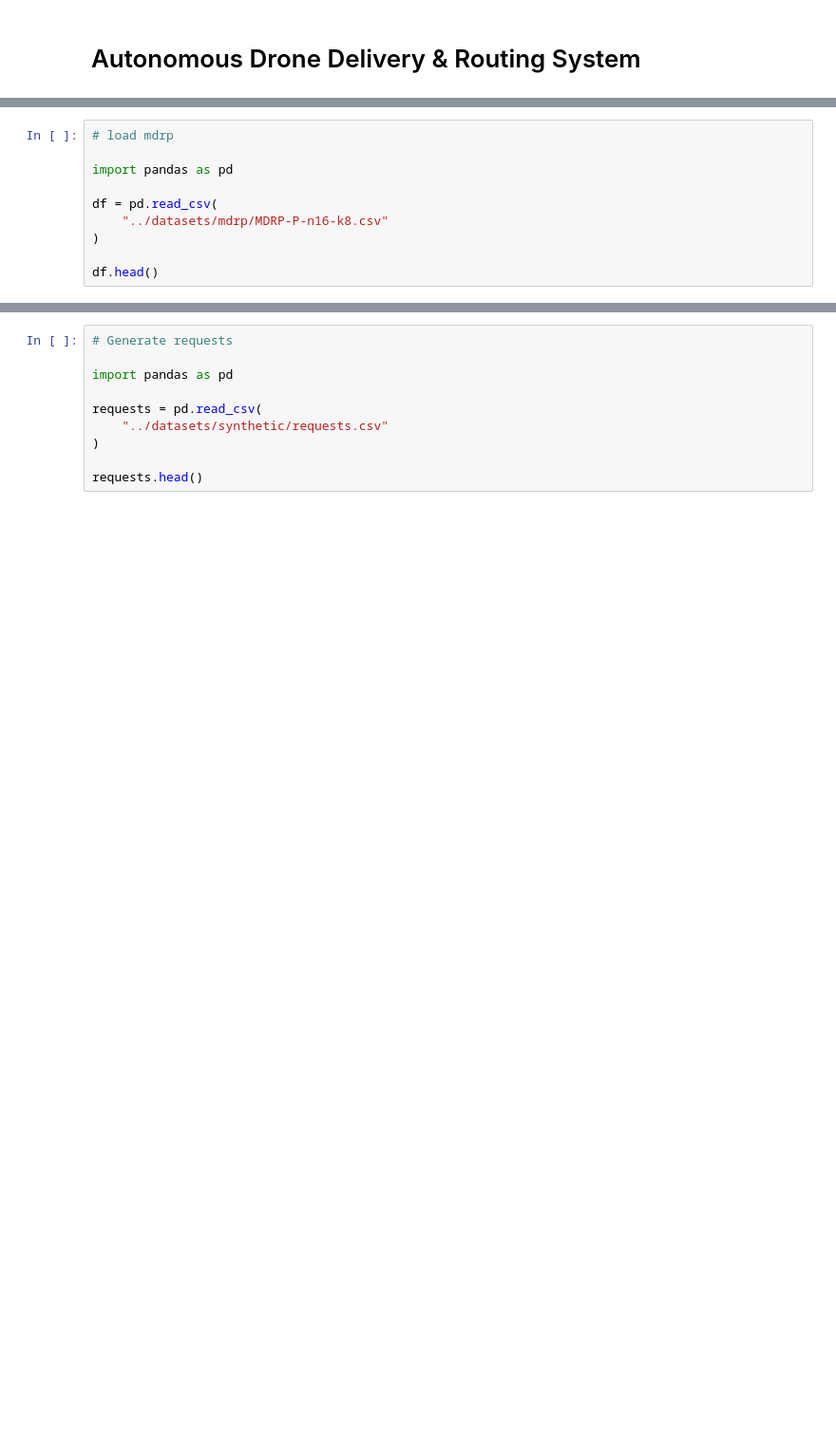
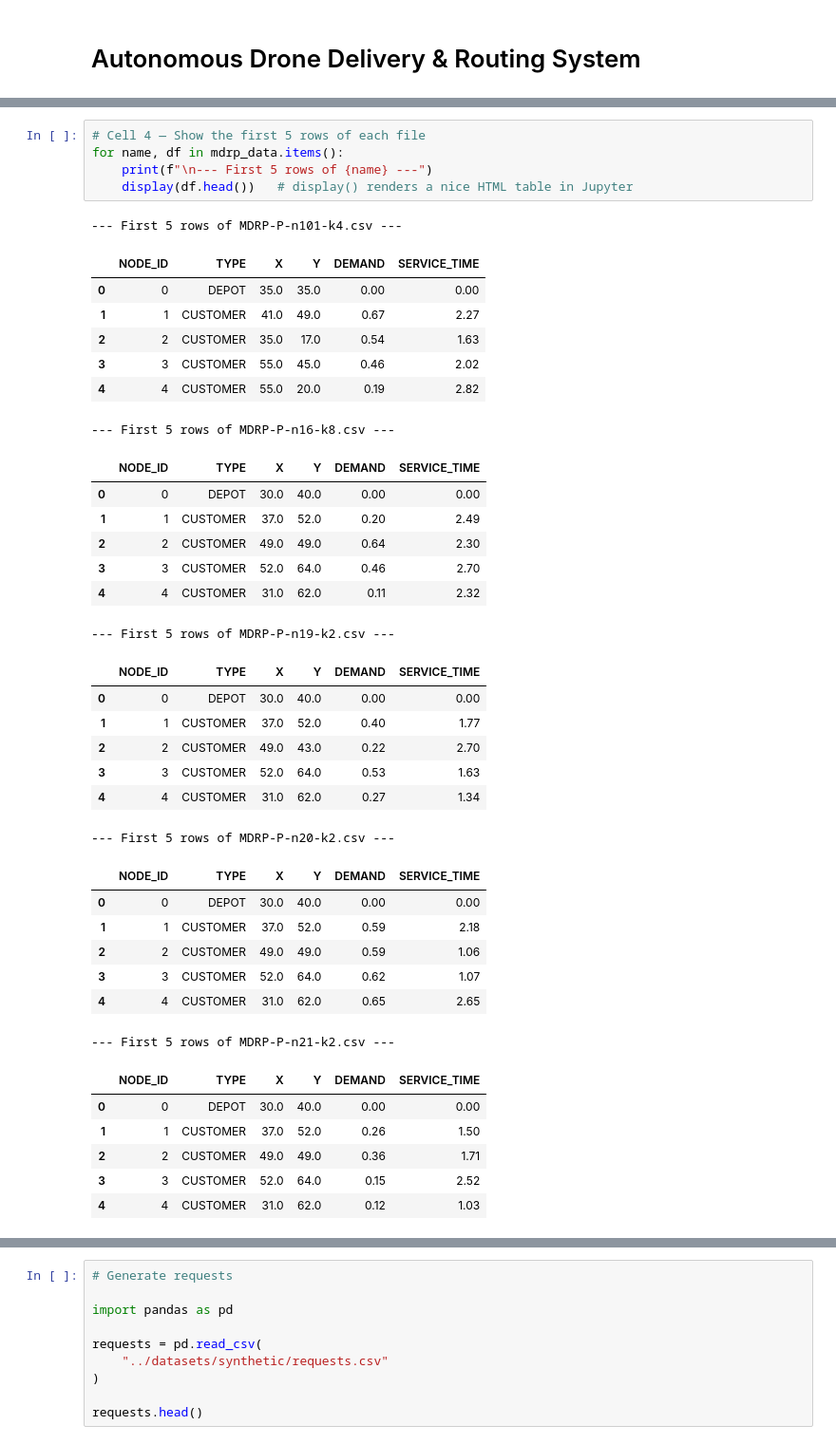
Before and after one commit to Shawon-NusrathJahan/Autonomous-Drone-Delivery-and-Routing-System, a Jupyter notebook: notebooks/01_dataset_exploration.ipynb, the cells around one changed output, grey strips where cells are left out. Shown at 95% size. Cells and saved outputs as stored; diff of their text form; blank space fills up the shorter version.

```diff
--- a/notebooks/01_dataset_exploration.ipynb
+++ b/notebooks/01_dataset_exploration.ipynb
@@ -8,10 +2,0 @@
-# %%
-# load mdrp
-
-import pandas as pd
-
-df = pd.read_csv(
-    "../datasets/mdrp/MDRP-P-n16-k8.csv"
-)
-
-df.head()
@@ -24,0 +131,41 @@ df.head()
+# %%
+# Cell 4 — Show the first 5 rows of each file
+for name, df in mdrp_data.items():
+    print(f"\n--- First 5 rows of {name} ---")
+    display(df.head())   # display() renders a nice HTML table in Jupyter
+# %% [output]
+--- First 5 rows of MDRP-P-n101-k4.csv ---
+|  | NODE_ID | TYPE | X | Y | DEMAND | SERVICE_TIME |
+| 0 | 0 | DEPOT | 35.0 | 35.0 | 0.00 | 0.00 |
+| 1 | 1 | CUSTOMER | 41.0 | 49.0 | 0.67 | 2.27 |
+| 2 | 2 | CUSTOMER | 35.0 | 17.0 | 0.54 | 1.63 |
+| 3 | 3 | CUSTOMER | 55.0 | 45.0 | 0.46 | 2.02 |
+| 4 | 4 | CUSTOMER | 55.0 | 20.0 | 0.19 | 2.82 |
+--- First 5 rows of MDRP-P-n16-k8.csv ---
+|  | NODE_ID | TYPE | X | Y | DEMAND | SERVICE_TIME |
+| 0 | 0 | DEPOT | 30.0 | 40.0 | 0.00 | 0.00 |
+| 1 | 1 | CUSTOMER | 37.0 | 52.0 | 0.20 | 2.49 |
+| 2 | 2 | CUSTOMER | 49.0 | 49.0 | 0.64 | 2.30 |
+| 3 | 3 | CUSTOMER | 52.0 | 64.0 | 0.46 | 2.70 |
+| 4 | 4 | CUSTOMER | 31.0 | 62.0 | 0.11 | 2.32 |
+--- First 5 rows of MDRP-P-n19-k2.csv ---
+|  | NODE_ID | TYPE | X | Y | DEMAND | SERVICE_TIME |
+| 0 | 0 | DEPOT | 30.0 | 40.0 | 0.00 | 0.00 |
+| 1 | 1 | CUSTOMER | 37.0 | 52.0 | 0.40 | 1.77 |
+| 2 | 2 | CUSTOMER | 49.0 | 43.0 | 0.22 | 2.70 |
+| 3 | 3 | CUSTOMER | 52.0 | 64.0 | 0.53 | 1.63 |
+| 4 | 4 | CUSTOMER | 31.0 | 62.0 | 0.27 | 1.34 |
+--- First 5 rows of MDRP-P-n20-k2.csv ---
+|  | NODE_ID | TYPE | X | Y | DEMAND | SERVICE_TIME |
+| 0 | 0 | DEPOT | 30.0 | 40.0 | 0.00 | 0.00 |
+| 1 | 1 | CUSTOMER | 37.0 | 52.0 | 0.59 | 2.18 |
+| 2 | 2 | CUSTOMER | 49.0 | 49.0 | 0.59 | 1.06 |
+| 3 | 3 | CUSTOMER | 52.0 | 64.0 | 0.62 | 1.07 |
+| 4 | 4 | CUSTOMER | 31.0 | 62.0 | 0.65 | 2.65 |
+--- First 5 rows of MDRP-P-n21-k2.csv ---
+|  | NODE_ID | TYPE | X | Y | DEMAND | SERVICE_TIME |
+| 0 | 0 | DEPOT | 30.0 | 40.0 | 0.00 | 0.00 |
+| 1 | 1 | CUSTOMER | 37.0 | 52.0 | 0.26 | 1.50 |
+| 2 | 2 | CUSTOMER | 49.0 | 49.0 | 0.36 | 1.71 |
+| 3 | 3 | CUSTOMER | 52.0 | 64.0 | 0.15 | 2.52 |
+| 4 | 4 | CUSTOMER | 31.0 | 62.0 | 0.12 | 1.03 |
```
Also changed, not shown: parts of 27 cells of this notebook, 55 other files.
